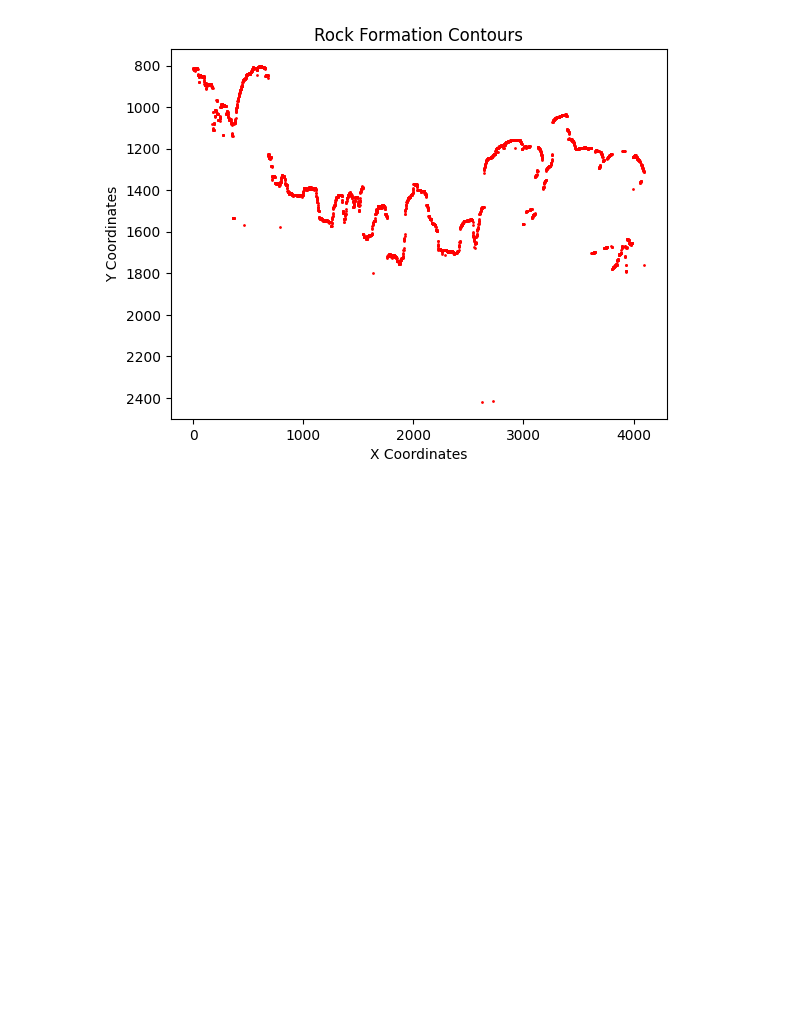
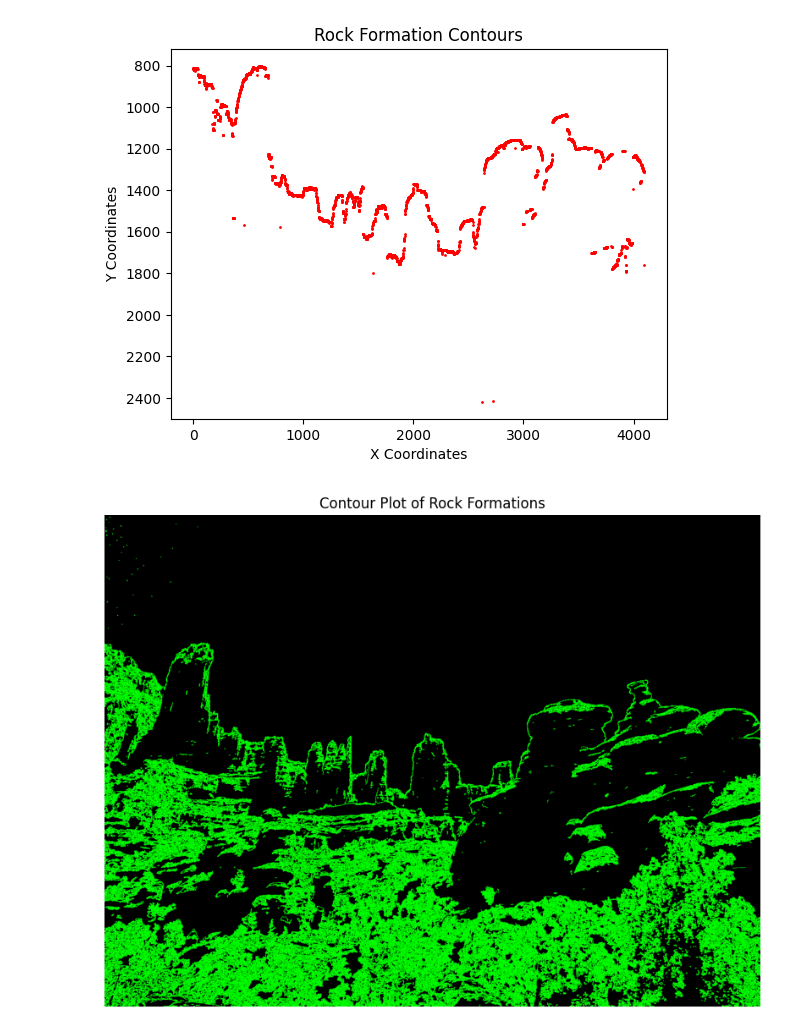
Before and after one commit to BrentGrammer/Python-Image-Processing, a Jupyter notebook: analyze-img.ipynb, the cells around one changed output. Saved outputs shown, nothing was run; the diff lists cells and outputs as text; code cells hidden in the pictures; blank space fills up the shorter version.

```diff
--- a/analyze-img.ipynb
+++ b/analyze-img.ipynb
@@ -430,3 +430,37 @@ plt.show()
 
 # Something else to try: make a histogram of the heights and then convert that into a line plot
  # see https://www.udemy.com/course/statsml_x/learn/lecture/20009348#content and histogram visualization notes.
+# %%
+import cv2
+import matplotlib.pyplot as plt
+import numpy as np
+
+# Load the image
+image = cv2.imread('rock_formation.jpg')  # Replace with your image path
+
+# Convert to grayscale
+gray = cv2.cvtColor(image, cv2.COLOR_BGR2GRAY)
+
+# Apply edge detection (you might need to adjust parameters)
+edges = cv2.Canny(gray, 50, 150, apertureSize=3)
+
+# Find contours
+contours, _ = cv2.findContours(edges, cv2.RETR_EXTERNAL, cv2.CHAIN_APPROX_SIMPLE)
+
+# Create a blank image to draw contours
+contour_image = np.zeros_like(image)
+
+# Draw the contours on the blank image
+cv2.drawContours(contour_image, contours, -1, (0, 255, 0), 2)
+
+# Convert BGR to RGB for Matplotlib
+contour_image_rgb = cv2.cvtColor(contour_image, cv2.COLOR_BGR2RGB)
+
+# Plot using Matplotlib
+plt.figure(figsize=(10, 10))
+plt.imshow(contour_image_rgb)
+plt.title('Contour Plot of Rock Formations')
+plt.axis('off')
+plt.show()
+# %% [output]
+[figure, added]
```
Also changed, not shown: 1 other file.
